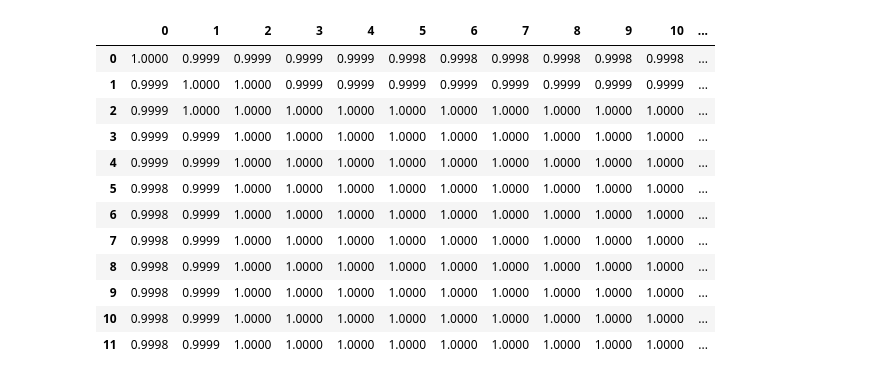
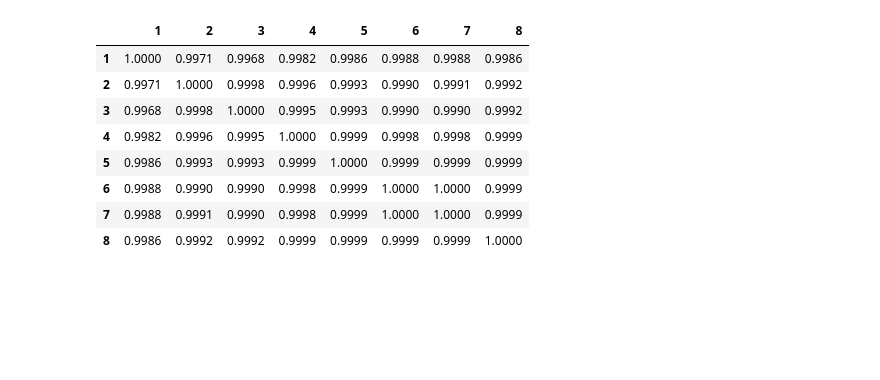
Before and after one commit to PiotrekGa/pruned-cv, a Jupyter notebook: examples/Correlations_between_folds.ipynb, the cells around one changed output. Cells and saved outputs as stored; diff of their text form; code cells hidden in the pictures; blank space fills up the shorter version.

```diff
--- a/examples/Correlations_between_folds.ipynb
+++ b/examples/Correlations_between_folds.ipynb
@@ -22,40 +94,37 @@ y = y.loc[x.index]
 # %%
 params_distribution = {'n_estimators': randint(2,100),
                        'max_depth': randint(2,200),
                        'learning_rate': uniform(.001, .2),
                        'colsample_bytree': uniform(.5, 0.5),
                        'num_leaves': randint(2,100)}
 
-ps = ParameterSampler(params_distribution, 50, random_state=42)
+ps = ParameterSampler(params_distribution, 500, random_state=42)
 model = LGBMRegressor()
 cross_val_scores_list = []
 
 for params in tqdm_notebook(ps):
 
     model.set_params(**params)
 
-    cross_val_scores = cross_val_score(model, x, y, cv=12, scoring='neg_mean_squared_error')
+    cross_val_scores = cross_val_score(model, x_boston, y_boston, cv=8, scoring='neg_mean_squared_error')
     cross_val_scores_list.append(cross_val_scores)
+
+scores_array = np.array(cross_val_scores_list)
+scores_cumulative = [scores_array[:,:i+1].mean(axis=1) for i in range(8)]
+scores_cumulative = np.array(scores_cumulative)
+
+corrs = pd.DataFrame(np.corrcoef(scores_cumulative).round(4),
+                     columns=[i for i in range(1,9)],
+                     index=[i for i in range(1,9)])
+corrs
 # %% [output]
 [interactive output not drawn]
+|  | 1 | 2 | 3 | 4 | 5 | 6 | 7 | 8 |
+| 1 | 1.0000 | 0.9971 | 0.9968 | 0.9982 | 0.9986 | 0.9988 | 0.9988 | 0.9986 |
+| 2 | 0.9971 | 1.0000 | 0.9998 | 0.9996 | 0.9993 | 0.9990 | 0.9991 | 0.9992 |
+| 3 | 0.9968 | 0.9998 | 1.0000 | 0.9995 | 0.9993 | 0.9990 | 0.9990 | 0.9992 |
+| 4 | 0.9982 | 0.9996 | 0.9995 | 1.0000 | 0.9999 | 0.9998 | 0.9998 | 0.9999 |
+| 5 | 0.9986 | 0.9993 | 0.9993 | 0.9999 | 1.0000 | 0.9999 | 0.9999 | 0.9999 |
+| 6 | 0.9988 | 0.9990 | 0.9990 | 0.9998 | 0.9999 | 1.0000 | 1.0000 | 0.9999 |
+| 7 | 0.9988 | 0.9991 | 0.9990 | 0.9998 | 0.9999 | 1.0000 | 1.0000 | 0.9999 |
+| 8 | 0.9986 | 0.9992 | 0.9992 | 0.9999 | 0.9999 | 0.9999 | 0.9999 | 1.0000 |
-# %%
-scores_array = np.array(cross_val_scores_list)
-scores_cumulative = [scores_array[:,:i+1].mean(axis=1) for i in range(12)]
-scores_cumulative = np.array(scores_cumulative)
-
-corrs = pd.DataFrame(np.corrcoef(scores_cumulative).round(4))
-corrs
-# %% [output]
-|  | 0 | 1 | 2 | 3 | 4 | 5 | 6 | 7 | 8 | 9 | 10 | ... |
-| 0 | 1.0000 | 0.9999 | 0.9999 | 0.9999 | 0.9999 | 0.9998 | 0.9998 | 0.9998 | 0.9998 | 0.9998 | 0.9998 | ... |
-| 1 | 0.9999 | 1.0000 | 1.0000 | 0.9999 | 0.9999 | 0.9999 | 0.9999 | 0.9999 | 0.9999 | 0.9999 | 0.9999 | ... |
-| 2 | 0.9999 | 1.0000 | 1.0000 | 1.0000 | 1.0000 | 1.0000 | 1.0000 | 1.0000 | 1.0000 | 1.0000 | 1.0000 | ... |
-| 3 | 0.9999 | 0.9999 | 1.0000 | 1.0000 | 1.0000 | 1.0000 | 1.0000 | 1.0000 | 1.0000 | 1.0000 | 1.0000 | ... |
-| 4 | 0.9999 | 0.9999 | 1.0000 | 1.0000 | 1.0000 | 1.0000 | 1.0000 | 1.0000 | 1.0000 | 1.0000 | 1.0000 | ... |
-| 5 | 0.9998 | 0.9999 | 1.0000 | 1.0000 | 1.0000 | 1.0000 | 1.0000 | 1.0000 | 1.0000 | 1.0000 | 1.0000 | ... |
-| 6 | 0.9998 | 0.9999 | 1.0000 | 1.0000 | 1.0000 | 1.0000 | 1.0000 | 1.0000 | 1.0000 | 1.0000 | 1.0000 | ... |
-| 7 | 0.9998 | 0.9999 | 1.0000 | 1.0000 | 1.0000 | 1.0000 | 1.0000 | 1.0000 | 1.0000 | 1.0000 | 1.0000 | ... |
-| 8 | 0.9998 | 0.9999 | 1.0000 | 1.0000 | 1.0000 | 1.0000 | 1.0000 | 1.0000 | 1.0000 | 1.0000 | 1.0000 | ... |
-| 9 | 0.9998 | 0.9999 | 1.0000 | 1.0000 | 1.0000 | 1.0000 | 1.0000 | 1.0000 | 1.0000 | 1.0000 | 1.0000 | ... |
-| 10 | 0.9998 | 0.9999 | 1.0000 | 1.0000 | 1.0000 | 1.0000 | 1.0000 | 1.0000 | 1.0000 | 1.0000 | 1.0000 | ... |
-| 11 | 0.9998 | 0.9999 | 1.0000 | 1.0000 | 1.0000 | 1.0000 | 1.0000 | 1.0000 | 1.0000 | 1.0000 | 1.0000 | ... |
```
Also changed, not shown: parts of 17 cells of this notebook.
